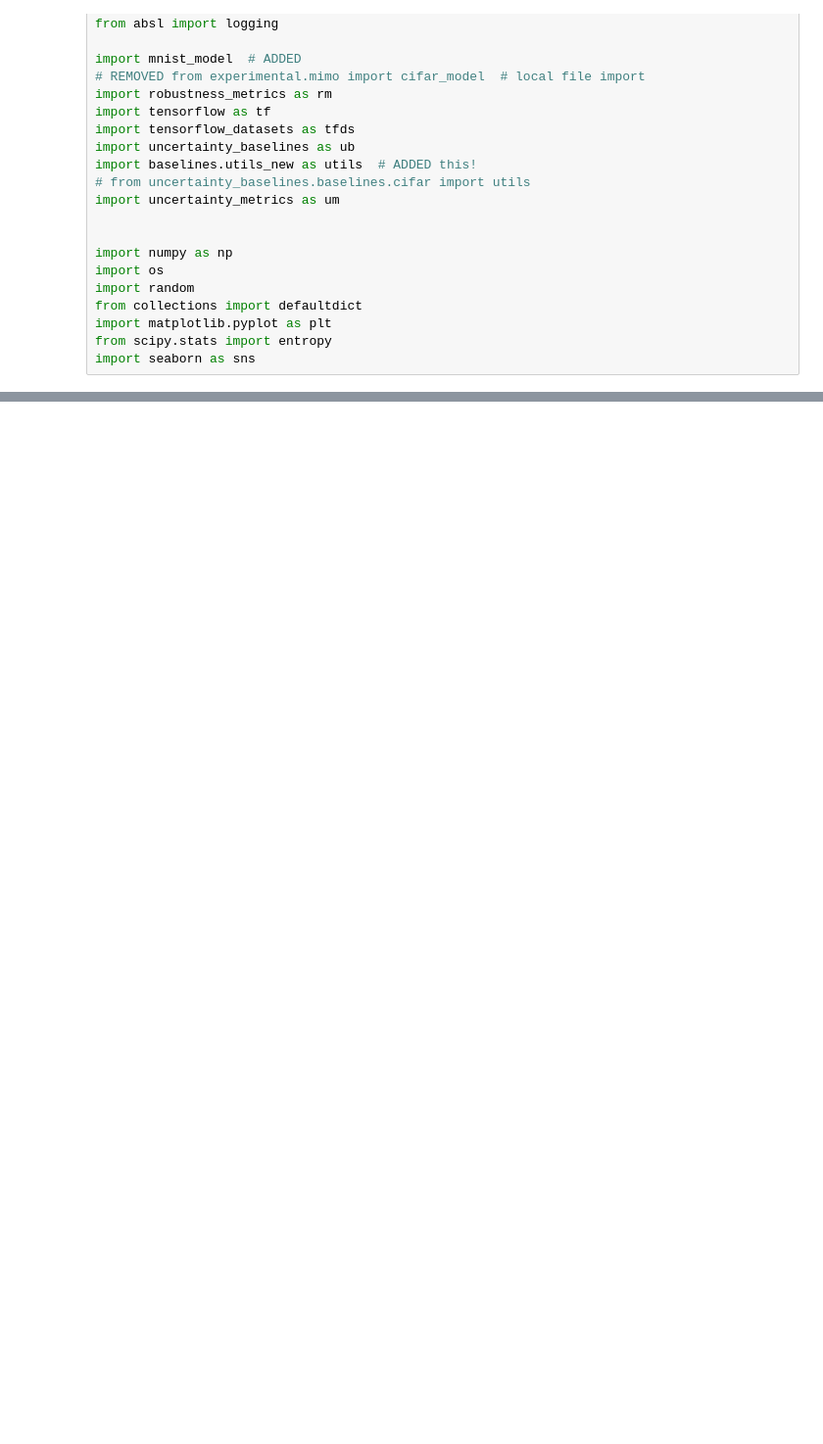
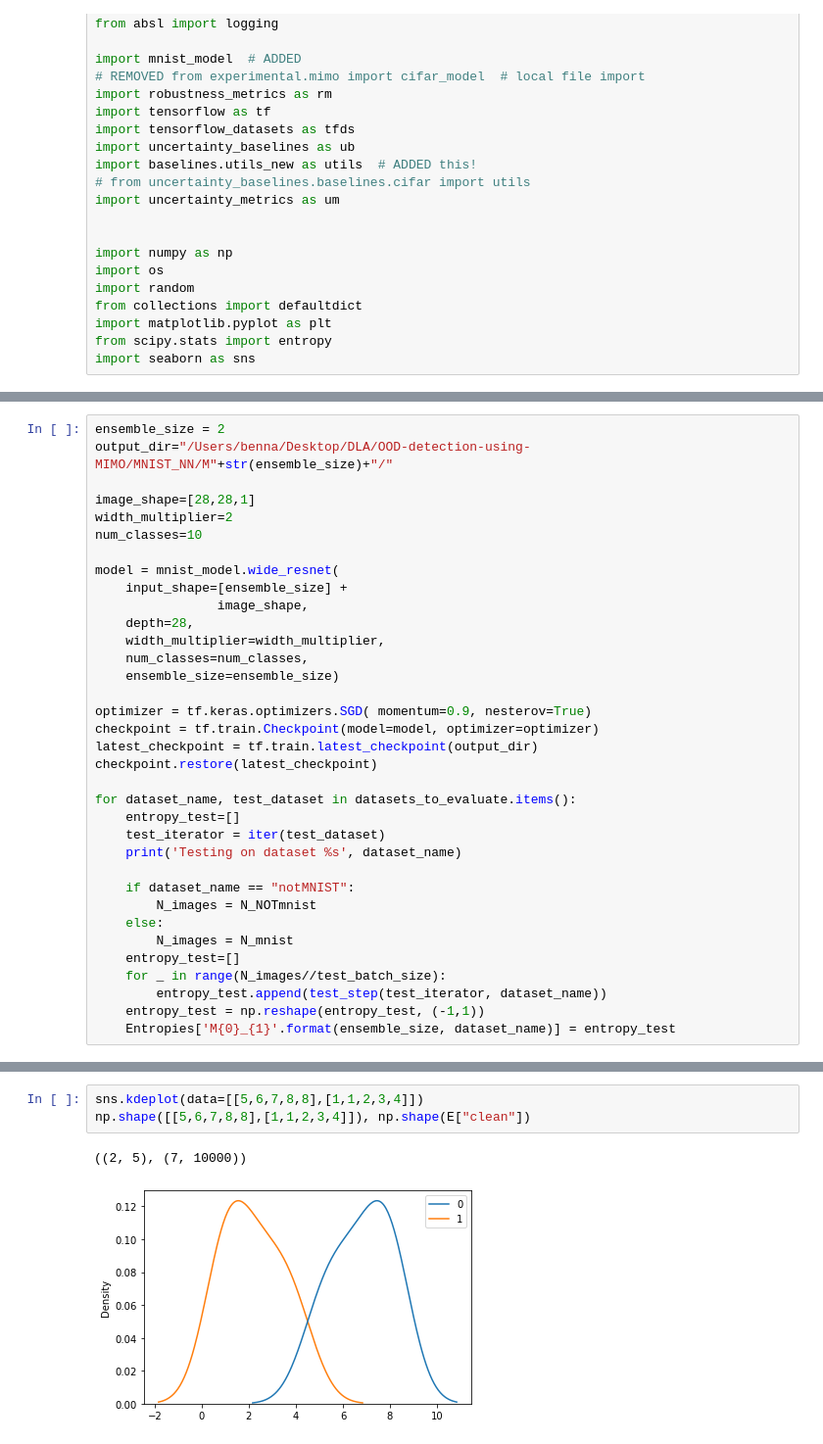
Before and after one commit to Manu-Fraile/Independent-Subnetworks-for-Robust-Prediction, a Jupyter notebook: mimo_code/OOD-DE.ipynb, the cells around one changed output, grey strips where cells are left out. Shown at 98% size. Drawn from its saved outputs; the diff is of its cells as text; blank space fills up the shorter version.

```diff
--- a/mimo_code/OOD-DE.ipynb
+++ b/mimo_code/OOD-DE.ipynb
@@ -189,0 +197,35 @@ Testing on dataset %s notMNIST
+# %%
+ensemble_size = 2
+output_dir="/Users/benna/Desktop/DLA/OOD-detection-using-MIMO/MNIST_NN/M"+str(ensemble_size)+"/"
+
+image_shape=[28,28,1]
+width_multiplier=2
+num_classes=10
+
+model = mnist_model.wide_resnet(
+    input_shape=[ensemble_size] +
+                image_shape,
+    depth=28,
+    width_multiplier=width_multiplier,
+    num_classes=num_classes,
+    ensemble_size=ensemble_size)
+
+optimizer = tf.keras.optimizers.SGD( momentum=0.9, nesterov=True)
+checkpoint = tf.train.Checkpoint(model=model, optimizer=optimizer)
+latest_checkpoint = tf.train.latest_checkpoint(output_dir)
+checkpoint.restore(latest_checkpoint)
+
+for dataset_name, test_dataset in datasets_to_evaluate.items():
+    entropy_test=[]
+    test_iterator = iter(test_dataset)
+    print('Testing on dataset %s', dataset_name)
+
+    if dataset_name == "notMNIST":
+        N_images = N_NOTmnist
+    else:
+        N_images = N_mnist
+    entropy_test=[]
+    for _ in range(N_images//test_batch_size):
+        entropy_test.append(test_step(test_iterator, dataset_name))
+    entropy_test = np.reshape(entropy_test, (-1,1))
+    Entropies['M{0}_{1}'.format(ensemble_size, dataset_name)] = entropy_test
@@ -236,0 +313,6 @@ def step_fn(inputs):
+# %%
+sns.kdeplot(data=[[5,6,7,8,8],[1,1,2,3,4]])
+np.shape([[5,6,7,8,8],[1,1,2,3,4]]), np.shape(E["clean"])
+# %% [output]
+((2, 5), (7, 10000))
+[figure, added]
```
Also changed, not shown: parts of 12 cells of this notebook, 25 other files.
